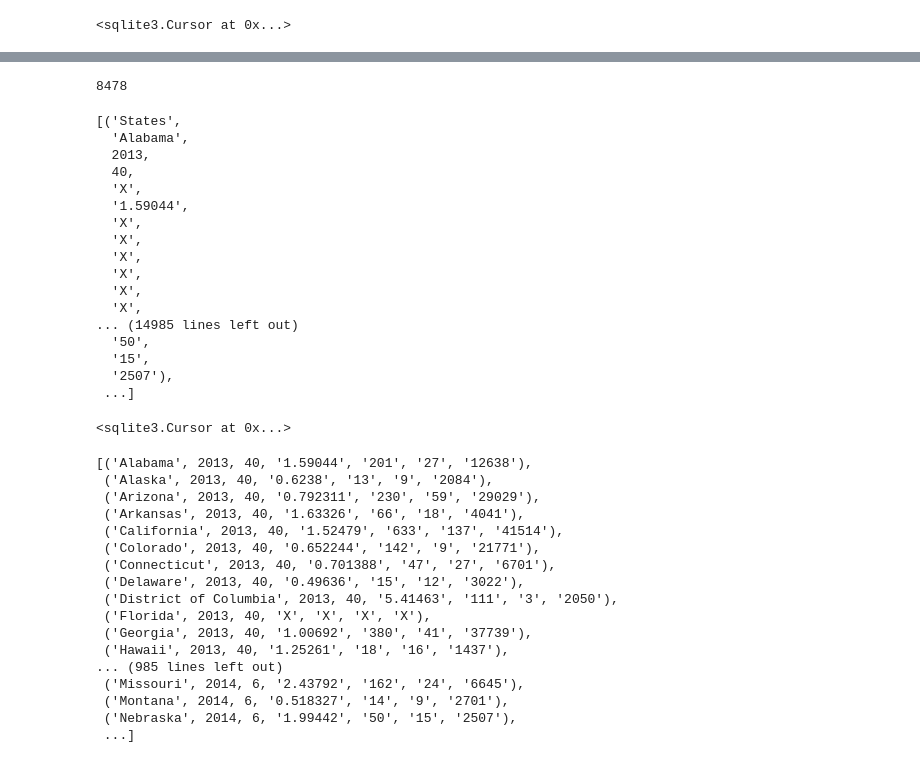
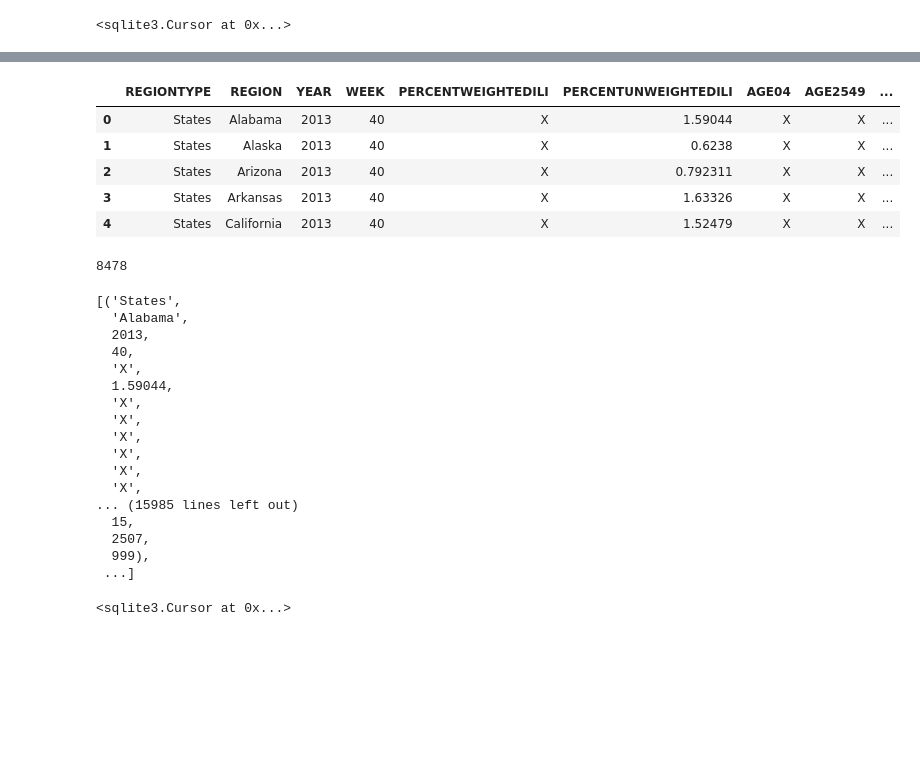
Before and after one commit to WillMcDonald25/project_3_group2, a Jupyter notebook: DatabaseAndAPI/databaseCreation.ipynb, the cells around one changed output, grey strips where cells are left out. Cells and saved outputs as stored; diff of their text form; code cells hidden in the pictures; blank space fills up the shorter version.

```diff
--- a/Code/databaseCreation.ipynb
+++ b/DatabaseAndAPI/databaseCreation.ipynb
@@ -14,0 +37,2 @@ ILITOTAL int,NUMOFPROVIDERS int,TOTALPATIENTS int)''')
+# %%
+ili_df["ID"] = 0
@@ -15 +49,10 @@ ILITOTAL int,NUMOFPROVIDERS int,TOTALPATIENTS int)''')
+# %%
+ili_df.head()
+# %% [output]
+|  | REGIONTYPE | REGION | YEAR | WEEK | PERCENTWEIGHTEDILI | PERCENTUNWEIGHTEDILI | AGE04 | AGE2549 | ... |
+| 0 | States | Alabama | 2013 | 40 | X | 1.59044 | X | X | ... |
+| 1 | States | Alaska | 2013 | 40 | X | 0.6238 | X | X | ... |
+| 2 | States | Arizona | 2013 | 40 | X | 0.792311 | X | X | ... |
+| 3 | States | Arkansas | 2013 | 40 | X | 1.63326 | X | X | ... |
+| 4 | States | California | 2013 | 40 | X | 1.52479 | X | X | ... |
 # %%
@@ -20,24 +60,25 @@ ili_df = pd.read_csv('../Data/ILINet.csv')
 ili_df.to_sql('ilinet', conn, if_exists='append', index = False)
 # %% [output]
 8478
-# %%
-c.execute('''SELECT * FROM ilinet''').fetchall()
-# %% [output]
-[('States',
-  'Alabama',
-  2013,
-  40,
-  'X',
-  '1.59044',
-  'X',
-  'X',
-  'X',
-  'X',
-  'X',
-  'X',
-... (14985 lines left out)
-  '50',
-  '15',
-  '2507'),
- ...]
+# %%
+# Checking that it loaded correctly
+c.execute('''SELECT * FROM ilinet''').fetchone()
+# %% [output]
+[('States',
+  'Alabama',
+  2013,
+  40,
+  'X',
+  1.59044,
+  'X',
+  'X',
+  'X',
+  'X',
+  'X',
+  'X',
+... (15985 lines left out)
+  15,
+  2507,
+  999),
+ ...]
 # %%
@@ -51,23 +93,3 @@ c.execute('''ALTER TABLE ilinet DROP COLUMN AGE5064''')
 c.execute('''ALTER TABLE ilinet DROP COLUMN AGE65''')
 # %% [output]
 <sqlite3.Cursor at 0x...>
-# %%
-c.execute('''SELECT * FROM ilinet''').fetchall()
-# %% [output]
-[('Alabama', 2013, 40, '1.59044', '201', '27', '12638'),
- ('Alaska', 2013, 40, '0.6238', '13', '9', '2084'),
- ('Arizona', 2013, 40, '0.792311', '230', '59', '29029'),
- ('Arkansas', 2013, 40, '1.63326', '66', '18', '4041'),
- ('California', 2013, 40, '1.52479', '633', '137', '41514'),
- ('Colorado', 2013, 40, '0.652244', '142', '9', '21771'),
- ('Connecticut', 2013, 40, '0.701388', '47', '27', '6701'),
- ('Delaware', 2013, 40, '0.49636', '15', '12', '3022'),
- ('District of Columbia', 2013, 40, '5.41463', '111', '3', '2050'),
- ('Florida', 2013, 40, 'X', 'X', 'X', 'X'),
- ('Georgia', 2013, 40, '1.00692', '380', '41', '37739'),
- ('Hawaii', 2013, 40, '1.25261', '18', '16', '1437'),
-... (985 lines left out)
- ('Missouri', 2014, 6, '2.43792', '162', '24', '6645'),
- ('Montana', 2014, 6, '0.518327', '14', '9', '2701'),
- ('Nebraska', 2014, 6, '1.99442', '50', '15', '2507'),
- ...]
```
Also changed, not shown: parts of 18 cells of this notebook, 3 other files.
